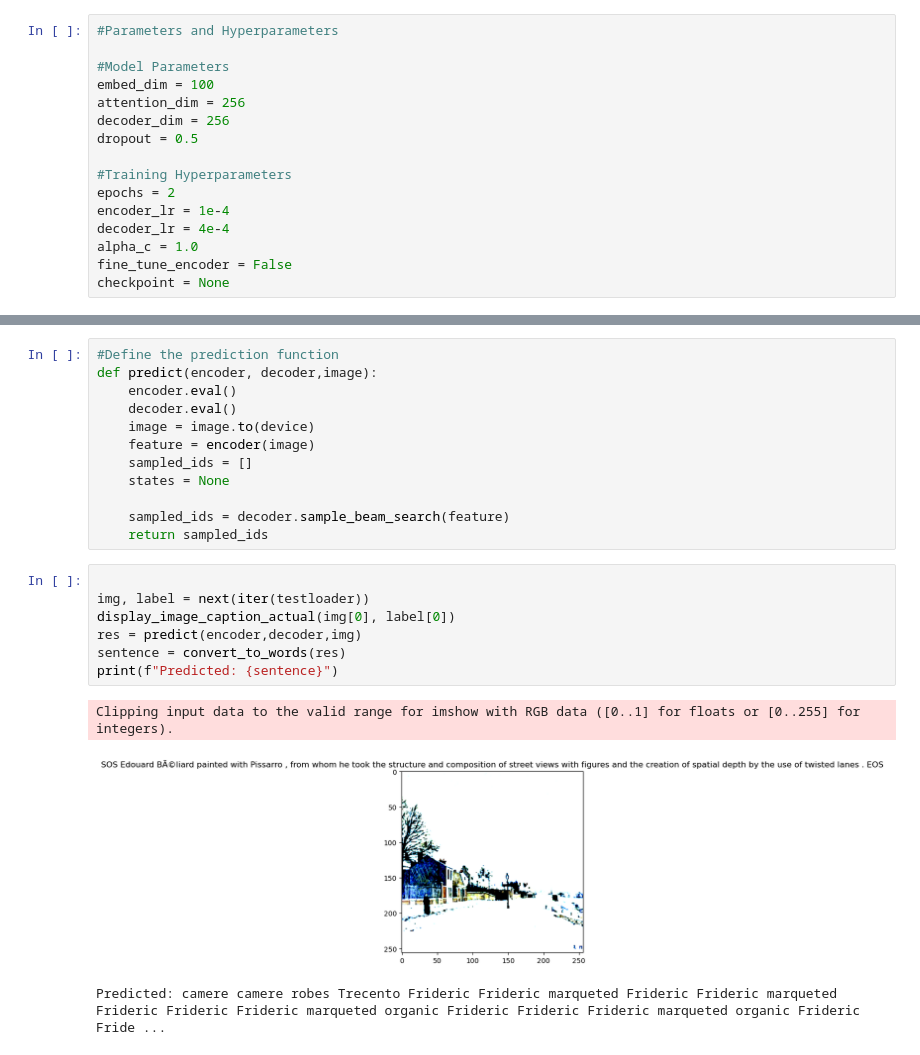
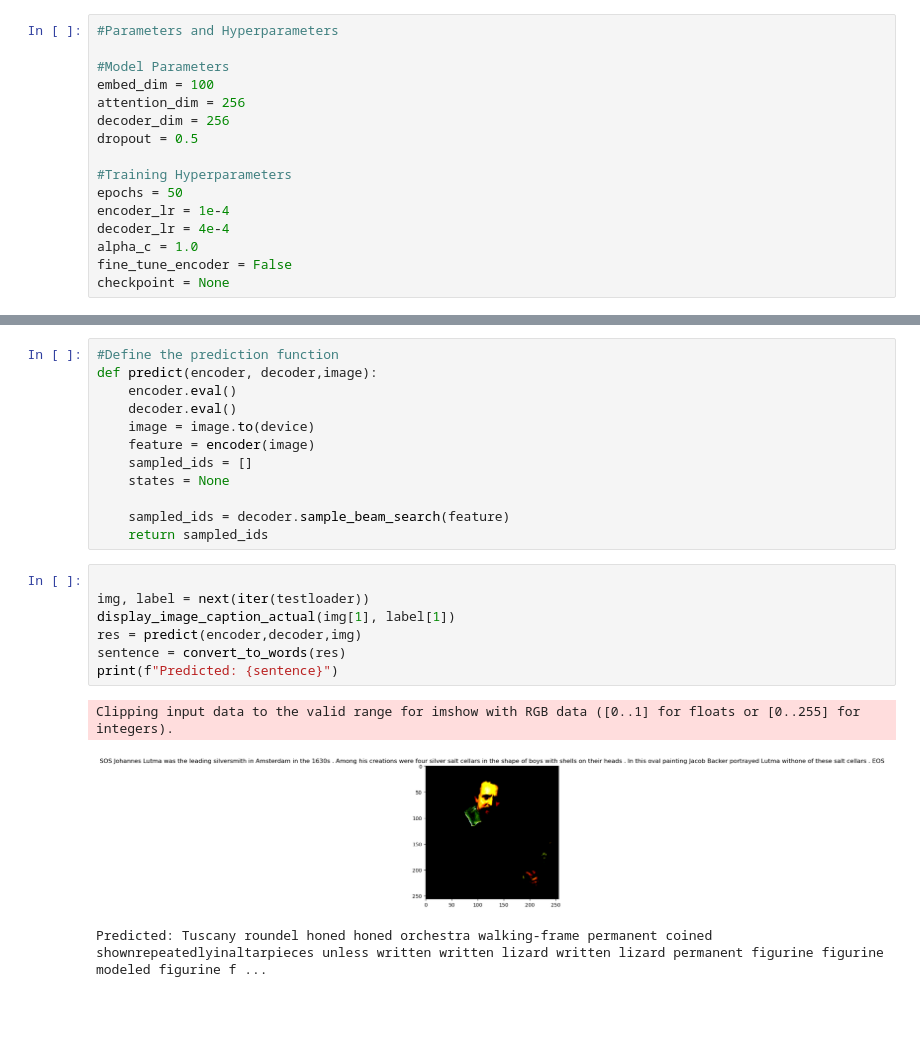
Before and after one commit to rullo16/Art, a Jupyter notebook: Transfer_learning_models_No_Huggingface/ArtTest-Caption.ipynb, the cells around one changed output, grey strips where cells are left out. Drawn from its saved outputs; the diff is of its cells as text; blank space fills up the shorter version.

```diff
--- a/Transfer_learning_models_No_Huggingface/ArtTest-Caption.ipynb
+++ b/Transfer_learning_models_No_Huggingface/ArtTest-Caption.ipynb
@@ -403,7 +409,7 @@ decoder_dim = 256
 dropout = 0.5
 
 #Training Hyperparameters
-epochs = 2
+epochs = 50
 encoder_lr = 1e-4
 decoder_lr = 4e-4
 alpha_c = 1.0
@@ -522,11 +528,11 @@ def predict(encoder, decoder,image):
 # %%
 
 img, label = next(iter(testloader))
-display_image_caption_actual(img[0], label[0])
+display_image_caption_actual(img[1], label[1])
 res = predict(encoder,decoder,img)
 sentence = convert_to_words(res)
 print(f"Predicted: {sentence}")
 # %% [output]
 Clipping input data to the valid range for imshow with RGB data ([0..1] for floats or [0..255] for integers).
-[figure, old version]
+[figure, new version]
-Predicted: camere camere robes Trecento Frideric Frideric marqueted Frideric Frideric marqueted Frideric Frideric Frideric marqueted organic Frideric Frideric Frideric marqueted organic Frideric Fride ...
+Predicted: Tuscany roundel honed honed orchestra walking-frame permanent coined shownrepeatedlyinaltarpieces unless written written lizard written lizard permanent figurine figurine modeled figurine f ...
```
Also changed, not shown: parts of 4 cells of this notebook, 3 other files.
